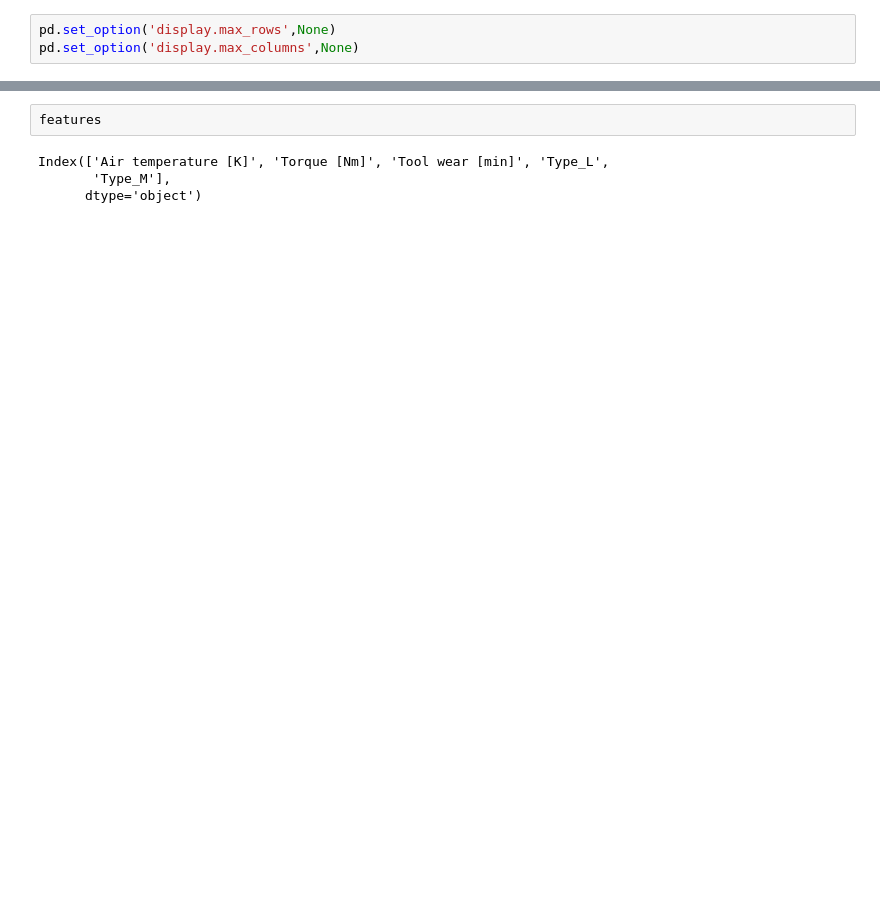
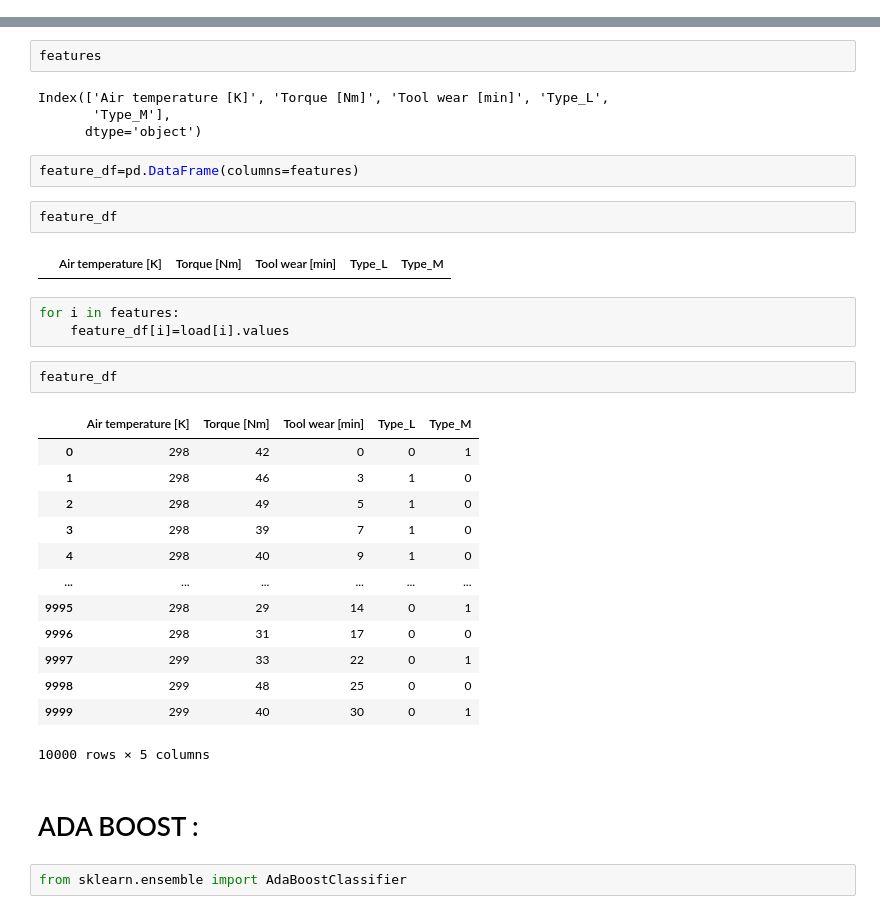
Before and after one commit to sivakrishnan17/Repair_cost_prediction, a Jupyter notebook: repair_cost_pred_model.ipynb, the cells around one changed output, grey strips where cells are left out. Cells and saved outputs as stored; diff of their text form; blank space fills up the shorter version.

```diff
--- a/repair_cost_pred_model.ipynb
+++ b/repair_cost_pred_model.ipynb
@@ -3,9 +3,6 @@ import pandas as pd
 import matplotlib.pyplot as plt
 import seaborn as sns
 import numpy as np
-# %%
-pd.set_option('display.max_rows',None)
-pd.set_option('display.max_columns',None)
 # %% [markdown]
 ## load dataset:
 # %%
@@ -180,3 +165,32 @@ features
 Index(['Air temperature [K]', 'Torque [Nm]', 'Tool wear [min]', 'Type_L',
        'Type_M'],
       dtype='object')
+# %%
+feature_df=pd.DataFrame(columns=features)
+# %%
+feature_df
+# %% [output]
+|  | Air temperature [K] | Torque [Nm] | Tool wear [min] | Type_L | Type_M |
+# %%
+for i in features:
+    feature_df[i]=load[i].values
+# %%
+feature_df
+# %% [output]
+|  | Air temperature [K] | Torque [Nm] | Tool wear [min] | Type_L | Type_M |
+| 0 | 298 | 42 | 0 | 0 | 1 |
+| 1 | 298 | 46 | 3 | 1 | 0 |
+| 2 | 298 | 49 | 5 | 1 | 0 |
+| 3 | 298 | 39 | 7 | 1 | 0 |
+| 4 | 298 | 40 | 9 | 1 | 0 |
+| ... | ... | ... | ... | ... | ... |
+| 9995 | 298 | 29 | 14 | 0 | 1 |
+| 9996 | 298 | 31 | 17 | 0 | 0 |
+| 9997 | 299 | 33 | 22 | 0 | 1 |
+| 9998 | 299 | 48 | 25 | 0 | 0 |
+| 9999 | 299 | 40 | 30 | 0 | 1 |
+10000 rows × 5 columns
+# %% [markdown]
+# ADA BOOST :
+# %%
+from sklearn.ensemble import AdaBoostClassifier
```
Also changed, not shown: parts of 39 cells of this notebook.
